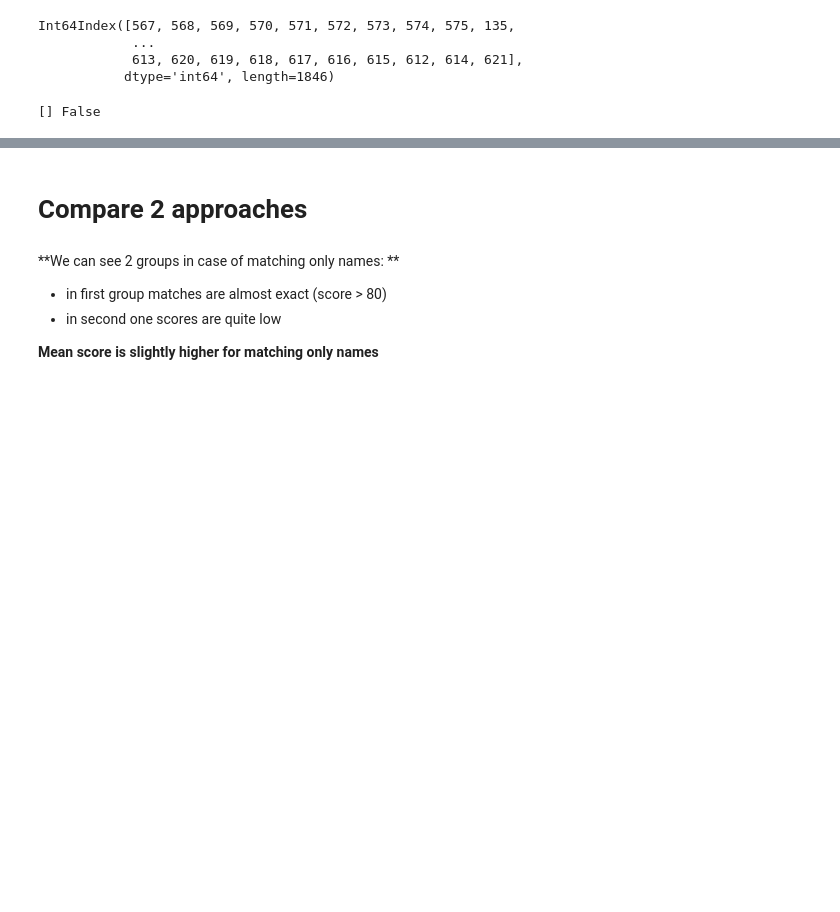
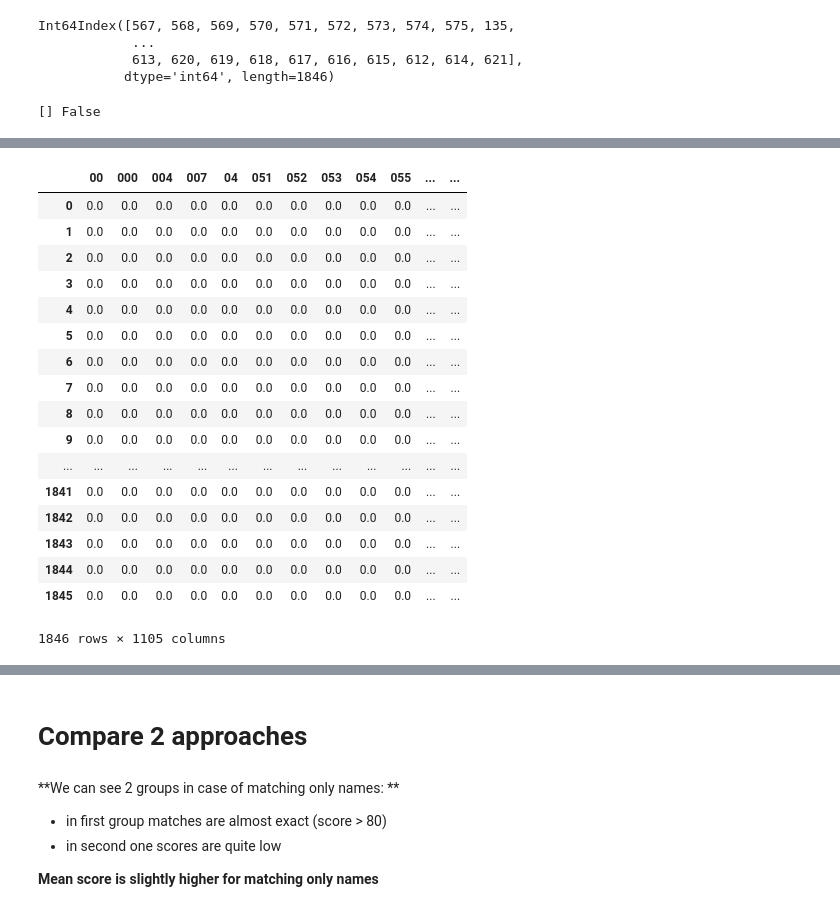
Before and after one commit to leeprevost/SchoolLocationFuzzyMatch, a Jupyter notebook: fuzzy 2.ipynb, the cells around one changed output, grey strips where cells are left out. Saved outputs shown, nothing was run; the diff lists cells and outputs as text; code cells hidden in the pictures; blank space fills up the shorter version.

```diff
--- a/fuzzy 2.ipynb
+++ b/fuzzy 2.ipynb
@@ -631,0 +576,2 @@ df['results']= results
+# %%
+df['score']= df.results.map(lambda x: ret_list(x, ndx = 1) )
@@ -684,0 +600,2 @@ Name: 613, dtype: object
+# %%
+df['u_level'] = [set(x) if x else None for x in list(df.level)]
@@ -684,0 +622,3 @@ Name: 613, dtype: object
+# %%
+df.u_level = [list(x) if x is not None else None for x in df.u_level]
+df.u_level
@@ -684,0 +648,5 @@ Name: 613, dtype: object
+# %%
+X = df.normLocDesc.values
+X
+vectorizer = TfidfVectorizer(ngram_range=(1,1))
+dtm = vectorizer.fit_transform(X)
@@ -684,0 +678,22 @@ Name: 613, dtype: object
+# %%
+dtm_df = pd.DataFrame(data = dtm.A, columns = vectorizer.get_feature_names())
+dtm_df
+# %% [output]
+|  | 00 | 000 | 004 | 007 | 04 | 051 | 052 | 053 | 054 | 055 | ... | ... |
+| 0 | 0.0 | 0.0 | 0.0 | 0.0 | 0.0 | 0.0 | 0.0 | 0.0 | 0.0 | 0.0 | ... | ... |
+| 1 | 0.0 | 0.0 | 0.0 | 0.0 | 0.0 | 0.0 | 0.0 | 0.0 | 0.0 | 0.0 | ... | ... |
+| 2 | 0.0 | 0.0 | 0.0 | 0.0 | 0.0 | 0.0 | 0.0 | 0.0 | 0.0 | 0.0 | ... | ... |
+| 3 | 0.0 | 0.0 | 0.0 | 0.0 | 0.0 | 0.0 | 0.0 | 0.0 | 0.0 | 0.0 | ... | ... |
+| 4 | 0.0 | 0.0 | 0.0 | 0.0 | 0.0 | 0.0 | 0.0 | 0.0 | 0.0 | 0.0 | ... | ... |
+| 5 | 0.0 | 0.0 | 0.0 | 0.0 | 0.0 | 0.0 | 0.0 | 0.0 | 0.0 | 0.0 | ... | ... |
+| 6 | 0.0 | 0.0 | 0.0 | 0.0 | 0.0 | 0.0 | 0.0 | 0.0 | 0.0 | 0.0 | ... | ... |
+| 7 | 0.0 | 0.0 | 0.0 | 0.0 | 0.0 | 0.0 | 0.0 | 0.0 | 0.0 | 0.0 | ... | ... |
+| 8 | 0.0 | 0.0 | 0.0 | 0.0 | 0.0 | 0.0 | 0.0 | 0.0 | 0.0 | 0.0 | ... | ... |
+| 9 | 0.0 | 0.0 | 0.0 | 0.0 | 0.0 | 0.0 | 0.0 | 0.0 | 0.0 | 0.0 | ... | ... |
+| ... | ... | ... | ... | ... | ... | ... | ... | ... | ... | ... | ... | ... |
+| 1841 | 0.0 | 0.0 | 0.0 | 0.0 | 0.0 | 0.0 | 0.0 | 0.0 | 0.0 | 0.0 | ... | ... |
+| 1842 | 0.0 | 0.0 | 0.0 | 0.0 | 0.0 | 0.0 | 0.0 | 0.0 | 0.0 | 0.0 | ... | ... |
+| 1843 | 0.0 | 0.0 | 0.0 | 0.0 | 0.0 | 0.0 | 0.0 | 0.0 | 0.0 | 0.0 | ... | ... |
+| 1844 | 0.0 | 0.0 | 0.0 | 0.0 | 0.0 | 0.0 | 0.0 | 0.0 | 0.0 | 0.0 | ... | ... |
+| 1845 | 0.0 | 0.0 | 0.0 | 0.0 | 0.0 | 0.0 | 0.0 | 0.0 | 0.0 | 0.0 | ... | ... |
+1846 rows × 1105 columns
```
Also changed, not shown: parts of 44 cells of this notebook, 11 other files.
